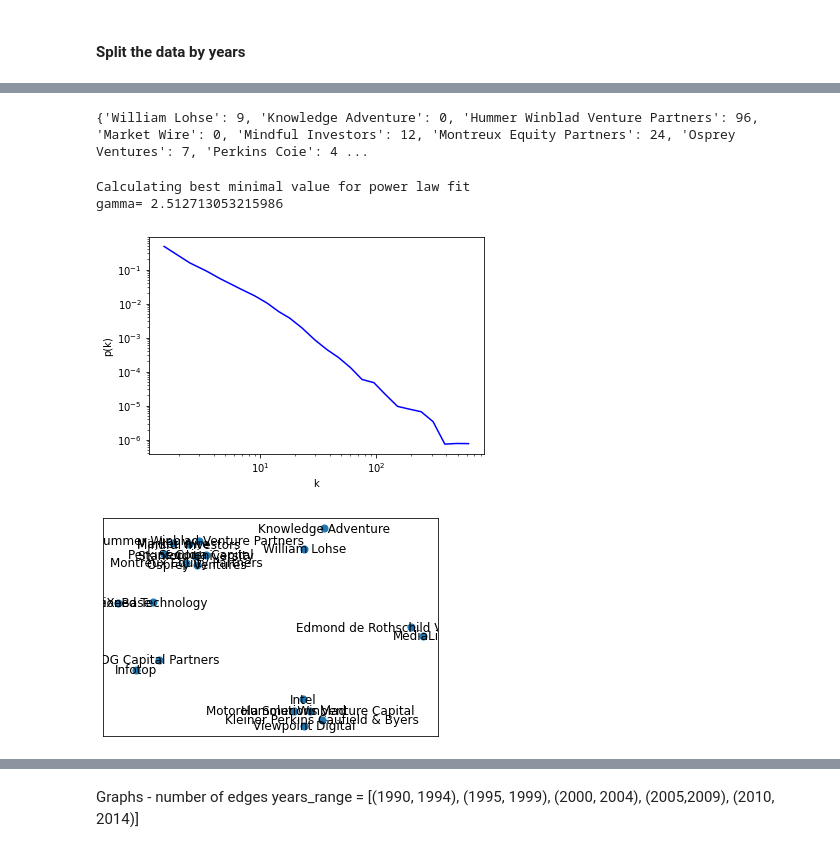
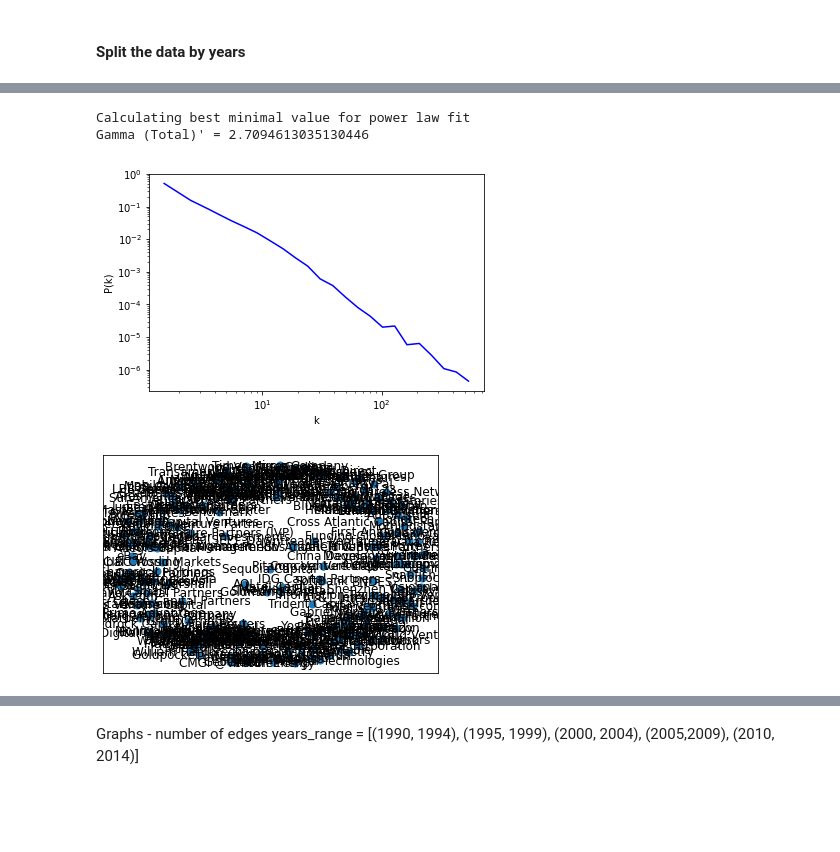
Before and after one commit to omeryefet/Complex_Networks, a Jupyter notebook: Project2022.ipynb, the cells around one changed output, grey strips where cells are left out. Drawn from its saved outputs; the diff is of its cells as text; code cells hidden in the pictures; blank space fills up the shorter version.

```diff
--- a/Project2022.ipynb
+++ b/Project2022.ipynb
@@ -105,30 +131,28 @@ Text(0.5, 1.0, 'Number of nodes vs Number of edges')
 # %%
-indegree = dict(G_weighted_directed.in_degree)
-outdegree = dict(G_weighted_directed.out_degree)
+# indegree = dict(G_weighted_directed.in_degree)
+# outdegree = dict(G_weighted_directed.out_degree)
 # print(degree)
-# %% [output]
-{'William Lohse': 9, 'Knowledge Adventure': 0, 'Hummer Winblad Venture Partners': 96, 'Market Wire': 0, 'Mindful Investors': 12, 'Montreux Equity Partners': 24, 'Osprey Ventures': 7, 'Perkins Coie': 4 ...
 # %%
-degree_sequence = sorted([d for _, d in G_weighted_directed.degree()],reverse=True)
+degree_sequence = sorted([d for _, d in degree_dict['Total']],reverse=True)
 figPDF = powerlaw.plot_pdf(degree_sequence,color='b')
-figPDF.set_ylabel(r"p(k)")
+figPDF.set_ylabel(r"P(k)")
 figPDF.set_xlabel(r"k")
 fit = powerlaw.Fit(degree_sequence,discrete=True)
 gamma = fit.power_law.alpha
-print("gamma=",gamma)
+print(f"Gamma (Total)' = {gamma}")
 # %% [output]
 Calculating best minimal value for power law fit
-gamma= 2.512713053215986
+Gamma (Total)' = 2.7094613035130446
-[figure, old version]
+[figure, new version]
 # %%
 # Plot directional Graph
 
 # G = nx.MultiDiGraph()
 # edges = [df_list[3]]
-G = nx.from_pandas_edgelist(df=df_list[0],source='Investor_Name',target='Company_Name',edge_attr=True,create_using=nx.MultiDiGraph())
+G = nx.from_pandas_edgelist(df=df_list[1],source='Investor_Name',target='Company_Name',edge_attr=True,create_using=nx.MultiDiGraph())
 pos = nx.spring_layout(G)
 nx.draw_networkx_nodes(G, pos, cmap=plt.get_cmap('jet'), node_size = 50)
 nx.draw_networkx_labels(G, pos)
 plt.show()
 # %% [output]
-[figure, old version]
+[figure, new version]
```
Also changed, not shown: parts of 11 cells of this notebook, 10 other files.
